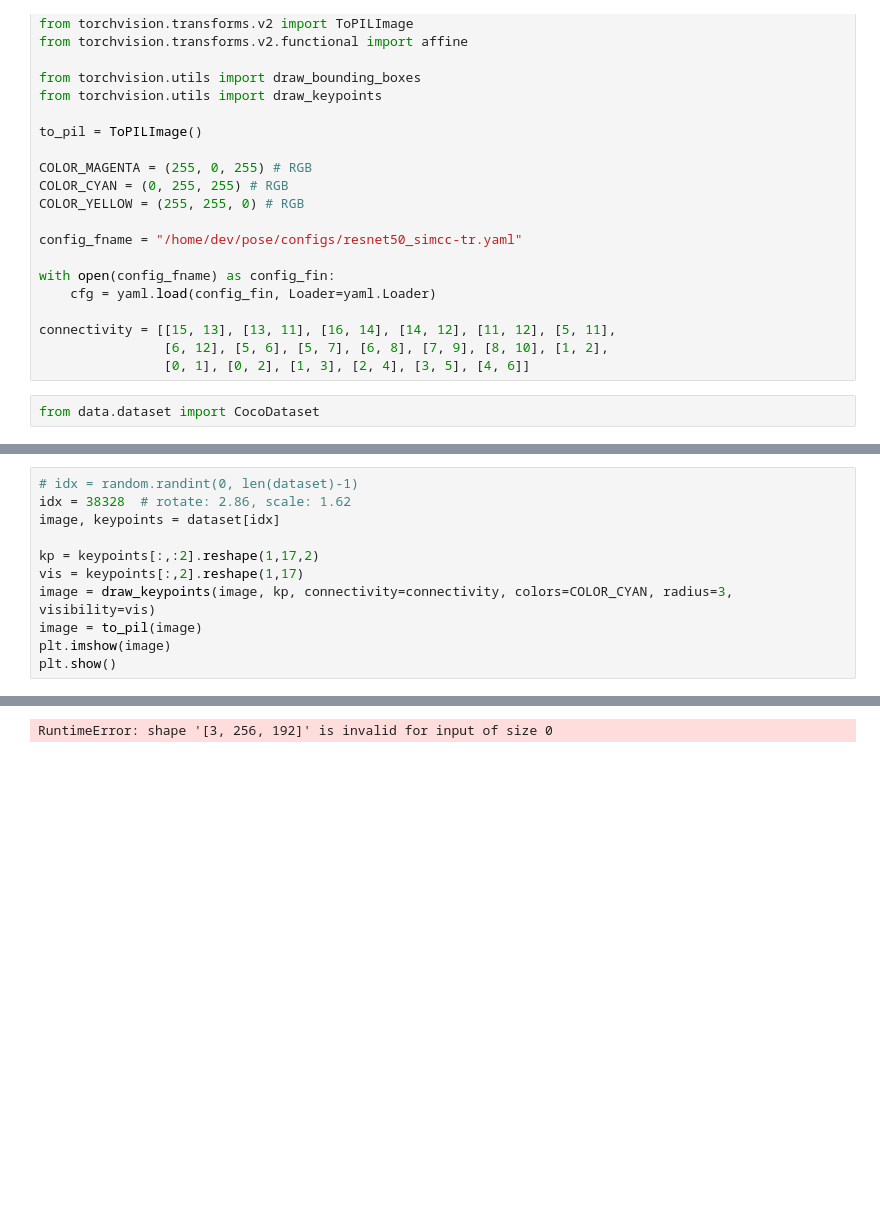
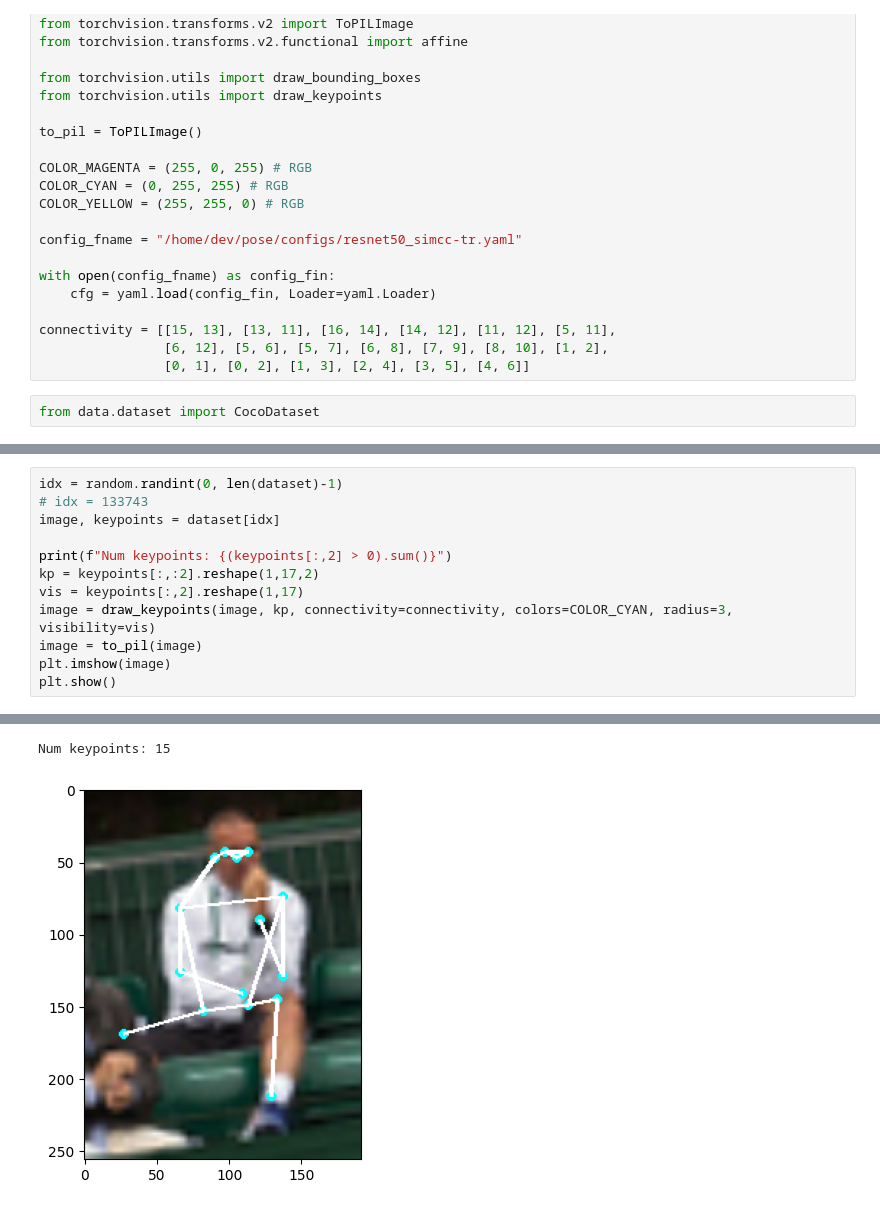
Before and after one commit to lancifollia/pose, a Jupyter notebook: notebooks/1_4_affine_transform_test2.ipynb, the cells around one changed output, grey strips where cells are left out. Cells and saved outputs as stored; diff of their text form; blank space fills up the shorter version.

```diff
--- a/notebooks/1_4_affine_transform_test2.ipynb
+++ b/notebooks/1_4_affine_transform_test2.ipynb
@@ -61,8 +61,9 @@ dataset = CocoDataset(anno_fname=os.path.join(WORK_DIR, cfg['train_data']['anno_
 # %%
-# idx = random.randint(0, len(dataset)-1)
-idx = 38328  # rotate: 2.86, scale: 1.62
+idx = random.randint(0, len(dataset)-1)
+# idx = 133743
 image, keypoints = dataset[idx]
 
+print(f"Num keypoints: {(keypoints[:,2] > 0).sum()}")
 kp = keypoints[:,:2].reshape(1,17,2)
 vis = keypoints[:,2].reshape(1,17)
 image = draw_keypoints(image, kp, connectivity=connectivity, colors=COLOR_CYAN, radius=3, visibility=vis)
@@ -83,4 +84,5 @@ plt.show()
-RuntimeError: shape '[3, 256, 192]' is invalid for input of size 0
+Num keypoints: 15
+[figure, added]
 # %%
 print(f"index: {idx}")
 sample = dataset.get_sample(idx)
```
Also changed, not shown: parts of 4 cells of this notebook, 2 other files.
